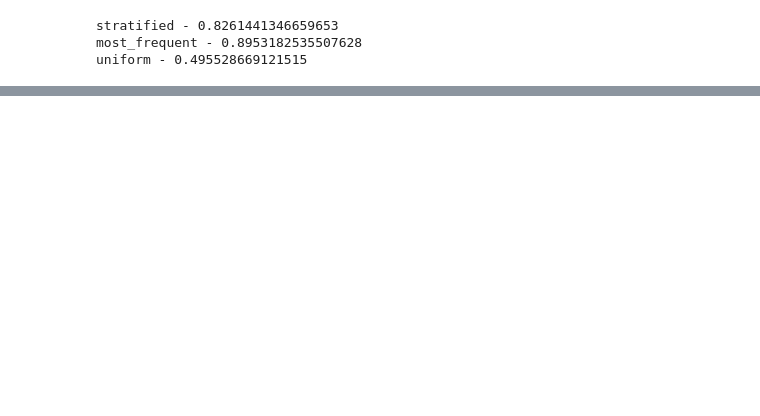
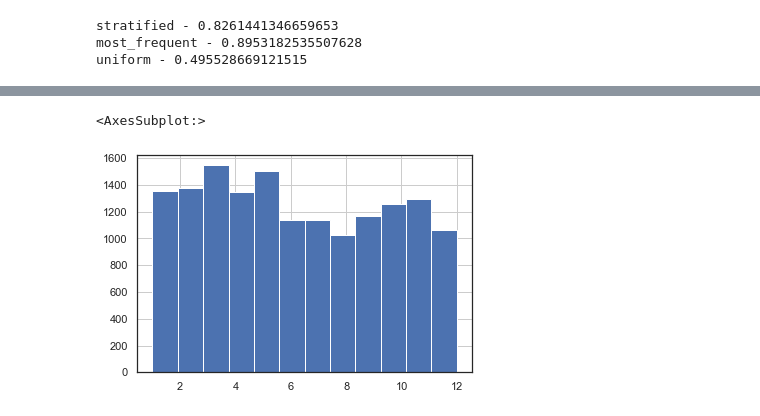
Before and after one commit to sethnlewis/Predicting-Political-Revolutions, a Jupyter notebook: notebooks/eda - protests.ipynb, the cells around one changed output, grey strips where cells are left out. Drawn from its saved outputs; the diff is of its cells as text; code cells hidden in the pictures; blank space fills up the shorter version.

```diff
--- a/notebooks/eda - protests.ipynb
+++ b/notebooks/eda - protests.ipynb
@@ -219,0 +299,5 @@ uniform - 0.495528669121515
+# %%
+model_inputs.startmonth.hist(bins=12)
+# %% [output]
+<AxesSubplot:>
+[figure, added]
```
Also changed, not shown: parts of 21 cells of this notebook, 1 other file.
